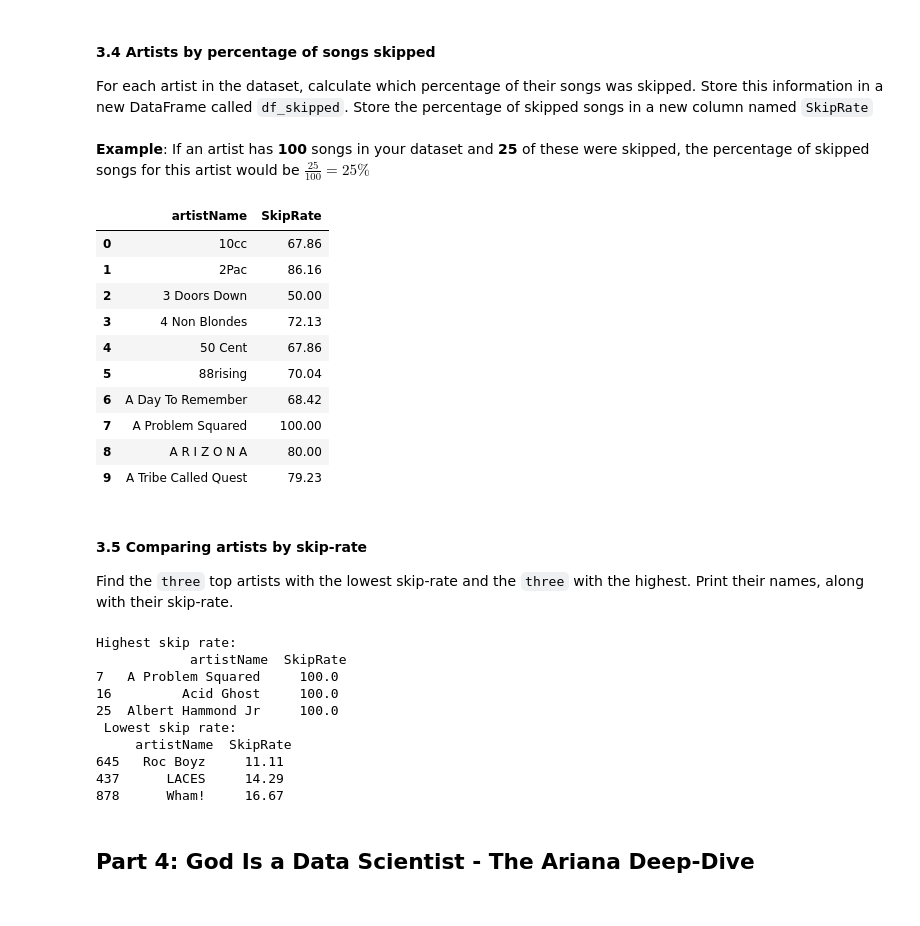
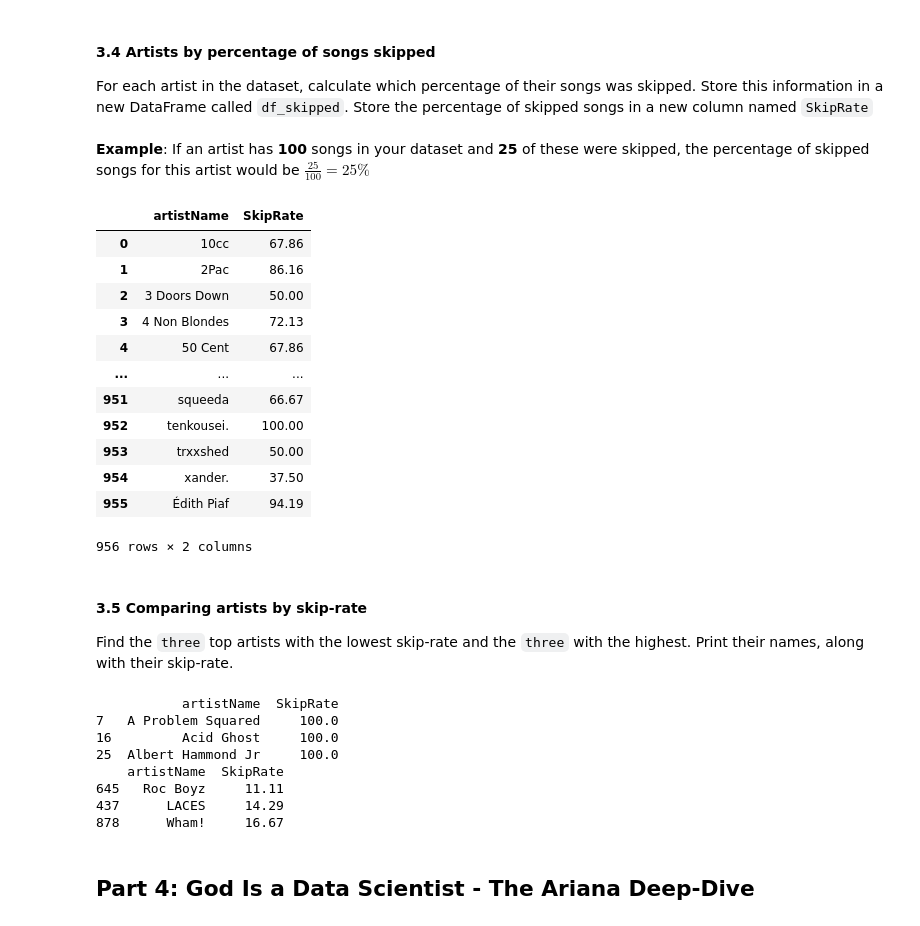
Before and after one commit to jwestpla/DAT200_compulsaries, a Jupyter notebook: CA1/CA1_spotify.ipynb, the cells around one changed output. Drawn from its saved outputs; the diff is of its cells as text; code cells hidden in the pictures.

```diff
--- a/CA1/CA1_spotify.ipynb
+++ b/CA1/CA1_spotify.ipynb
@@ -359,25 +371,26 @@ For each artist in the dataset, calculate which percentage of their songs was sk
 \
 **Example**: If an artist has **100** songs in your dataset and **25** of these were skipped, the percentage of skipped songs for this artist would be $\frac{25}{100}=25\%$
 # %%
-
 df_skipped = ((clean_df[clean_df["skipped"] == 1].groupby("artistName")["skipped"].count() /
               clean_df.groupby("artistName")["skipped"].count()) * 100).round(2)
 
 df_skipped = df_skipped.reset_index().rename(columns={"skipped": "SkipRate"})
 
-df_skipped.head(10)
+df_skipped
 # %% [output]
 |  | artistName | SkipRate |
 | 0 | 10cc | 67.86 |
 | 1 | 2Pac | 86.16 |
 | 2 | 3 Doors Down | 50.00 |
 | 3 | 4 Non Blondes | 72.13 |
 | 4 | 50 Cent | 67.86 |
-| 5 | 88rising | 70.04 |
-| 6 | A Day To Remember | 68.42 |
-| 7 | A Problem Squared | 100.00 |
-| 8 | A R I Z O N A | 80.00 |
-| 9 | A Tribe Called Quest | 79.23 |
+| ... | ... | ... |
+| 951 | squeeda | 66.67 |
+| 952 | tenkousei. | 100.00 |
+| 953 | trxxshed | 50.00 |
+| 954 | xander. | 37.50 |
+| 955 | Édith Piaf | 94.19 |
+956 rows × 2 columns
 # %% [markdown]
 #### 3.5 Comparing artists by skip-rate
 Find the `three` top artists with the lowest skip-rate and the `three` with the highest. Print their names, along with their skip-rate.
@@ -385,15 +398,14 @@ Find the `three` top artists with the lowest skip-rate and the `three` with the
 top_3 = df_skipped.nlargest(3, "SkipRate")
 bottom_3 = df_skipped.nsmallest(3, "SkipRate")
 
-print("Highest skip rate:\n", top_3, "\n", "Lowest skip rate:\n", bottom_3)
+print(top_3)
+print(bottom_3)
 # %% [output]
-Highest skip rate:
-            artistName  SkipRate
+           artistName  SkipRate
 7   A Problem Squared     100.0
 16         Acid Ghost     100.0
 25  Albert Hammond Jr     100.0
- Lowest skip rate:
-     artistName  SkipRate
+    artistName  SkipRate
 645   Roc Boyz     11.11
 437      LACES     14.29
 878      Wham!     16.67
```
Also changed, not shown: parts of 6 cells of this notebook.
